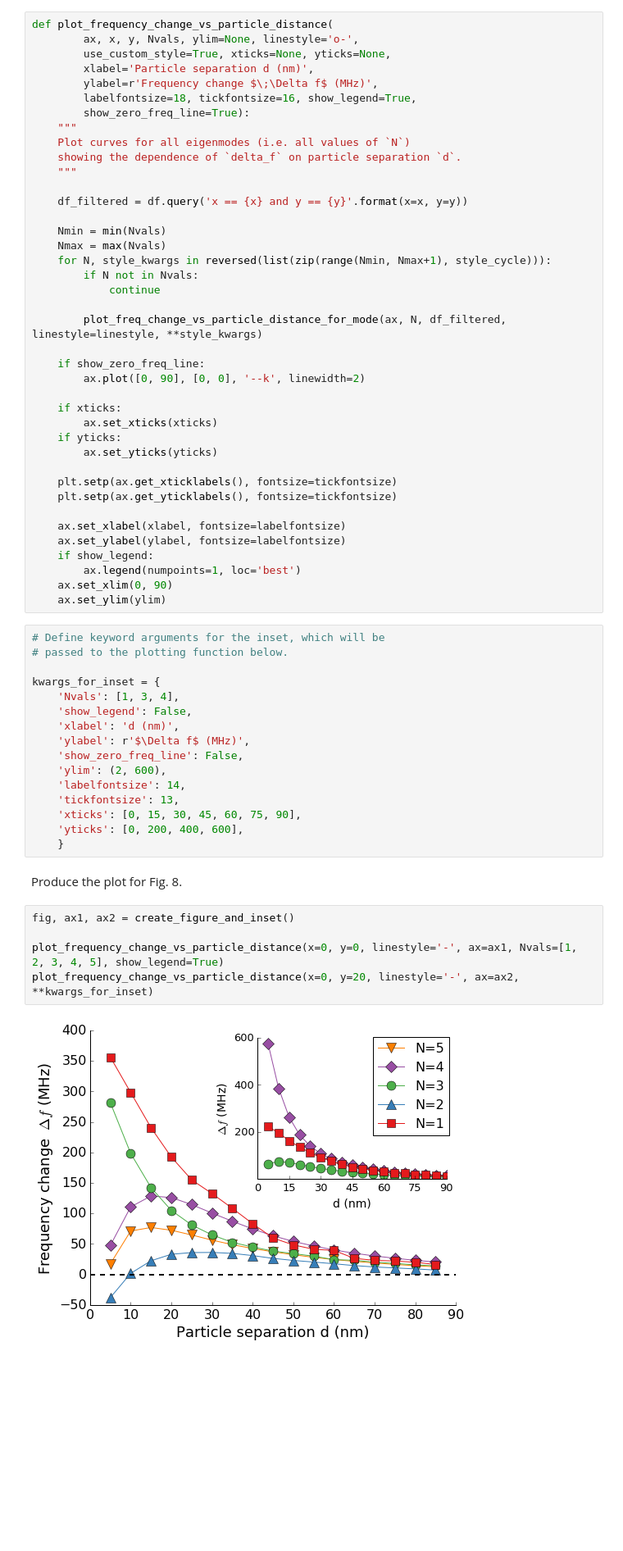
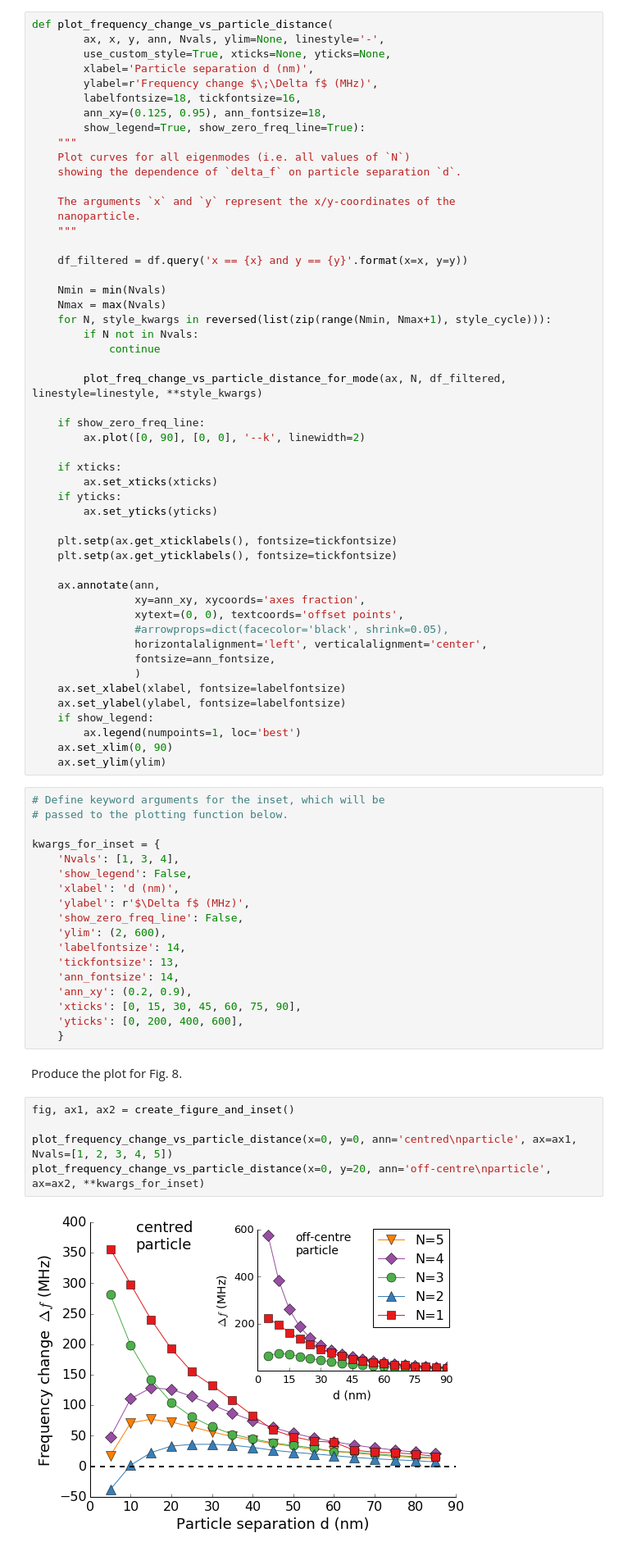
Before and after one commit to maxalbert/paper-supplement-nanoparticle-sensing, a Jupyter notebook: notebooks/fig_8_frequency_change_vs_particle_separation.ipynb, the cells around one changed output. Shown: that part at 82% size. Drawn from its saved outputs; the diff is of its cells as text; blank space fills up the shorter version.

Commit message:
Add labels to main figure and inset indicating that the plots show data for a centred / off-centre particle, respectively.

```diff
--- a/notebooks/fig_8_frequency_change_vs_particle_separation.ipynb
+++ b/notebooks/fig_8_frequency_change_vs_particle_separation.ipynb
@@ -54,15 +54,19 @@ def plot_freq_change_vs_particle_distance_for_mode(ax, N, df, linestyle='o-', **
     ax.plot(d_vals, freq_diffs, linestyle, label='N={N}'.format(N=N), **mpl_kwargs)
 # %%
 def plot_frequency_change_vs_particle_distance(
-        ax, x, y, Nvals, ylim=None, linestyle='o-',
+        ax, x, y, ann, Nvals, ylim=None, linestyle='-',
         use_custom_style=True, xticks=None, yticks=None,
         xlabel='Particle separation d (nm)',
         ylabel=r'Frequency change $\;\Delta f$ (MHz)',
-        labelfontsize=18, tickfontsize=16, show_legend=True,
-        show_zero_freq_line=True):
+        labelfontsize=18, tickfontsize=16,
+        ann_xy=(0.125, 0.95), ann_fontsize=18,
+        show_legend=True, show_zero_freq_line=True):
     """
     Plot curves for all eigenmodes (i.e. all values of `N`)
     showing the dependence of `delta_f` on particle separation `d`.
+
+    The arguments `x` and `y` represent the x/y-coordinates of the
+    nanoparticle.
     """
 
     df_filtered = df.query('x == {x} and y == {y}'.format(x=x, y=y))
@@ -86,6 +90,13 @@ def plot_frequency_change_vs_particle_distance(
     plt.setp(ax.get_xticklabels(), fontsize=tickfontsize)
     plt.setp(ax.get_yticklabels(), fontsize=tickfontsize)
 
+    ax.annotate(ann,
+                xy=ann_xy, xycoords='axes fraction',
+                xytext=(0, 0), textcoords='offset points',
+                #arrowprops=dict(facecolor='black', shrink=0.05),
+                horizontalalignment='left', verticalalignment='center',
+                fontsize=ann_fontsize,
+                )
     ax.set_xlabel(xlabel, fontsize=labelfontsize)
     ax.set_ylabel(ylabel, fontsize=labelfontsize)
     if show_legend:
@@ -105,6 +116,8 @@ kwargs_for_inset = {
     'ylim': (2, 600),
     'labelfontsize': 14,
     'tickfontsize': 13,
+    'ann_fontsize': 14,
+    'ann_xy': (0.2, 0.9),
     'xticks': [0, 15, 30, 45, 60, 75, 90],
     'yticks': [0, 200, 400, 600],
     }
@@ -113,7 +126,7 @@ Produce the plot for Fig. 8.
 # %%
 fig, ax1, ax2 = create_figure_and_inset()
 
-plot_frequency_change_vs_particle_distance(x=0, y=0, linestyle='-', ax=ax1, Nvals=[1, 2, 3, 4, 5], show_legend=True)
-plot_frequency_change_vs_particle_distance(x=0, y=20, linestyle='-', ax=ax2, **kwargs_for_inset)
+plot_frequency_change_vs_particle_distance(x=0, y=0, ann='centred\nparticle', ax=ax1, Nvals=[1, 2, 3, 4, 5])
+plot_frequency_change_vs_particle_distance(x=0, y=20, ann='off-centre\nparticle', ax=ax2, **kwargs_for_inset)
 # %% [output]
-[figure, old version]
+[figure, new version]
```
